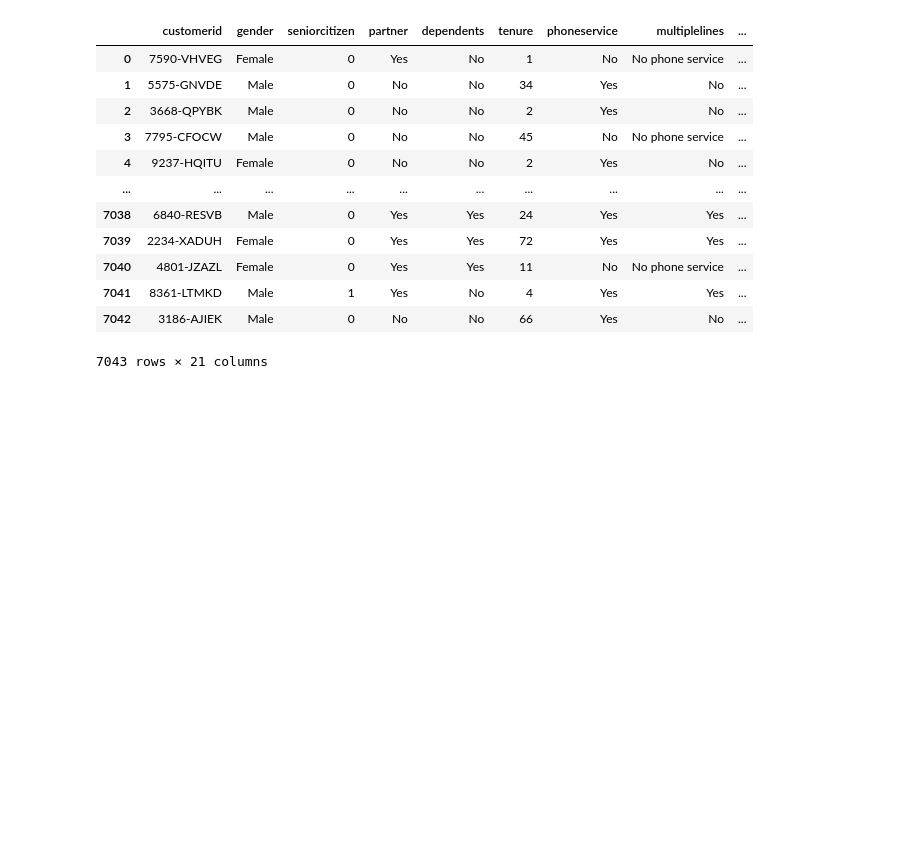
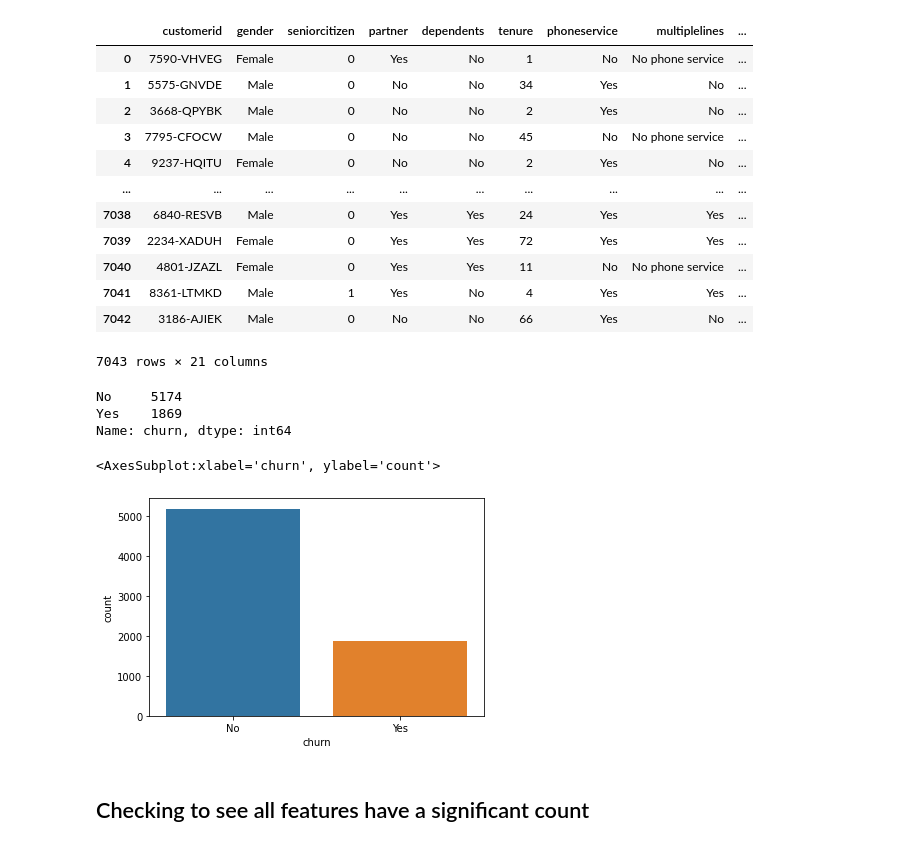
Before and after one commit to BubbaTam/telco-customer-churn, a Jupyter notebook: notebook/exploration.ipynb, the cells around one changed output. Drawn from its saved outputs; the diff is of its cells as text; code cells hidden in the pictures; blank space fills up the shorter version.

```diff
--- a/notebook/exploration.ipynb
+++ b/notebook/exploration.ipynb
@@ -84,3 +102,16 @@ df
 | 7041 | 8361-LTMKD | Male | 1 | Yes | No | 4 | Yes | Yes | ... |
 | 7042 | 3186-AJIEK | Male | 0 | No | No | 66 | Yes | No | ... |
 7043 rows × 21 columns
+# %%
+df.churn.value_counts()
+# %% [output]
+No     5174
+Yes    1869
+Name: churn, dtype: int64
+# %%
+sns.countplot(data=df,x='churn')
+# %% [output]
+<AxesSubplot:xlabel='churn', ylabel='count'>
+[figure, added]
+# %% [markdown]
+## Checking to see all features have a significant count
```
Also changed, not shown: parts of 14 cells of this notebook, 3 other files.
